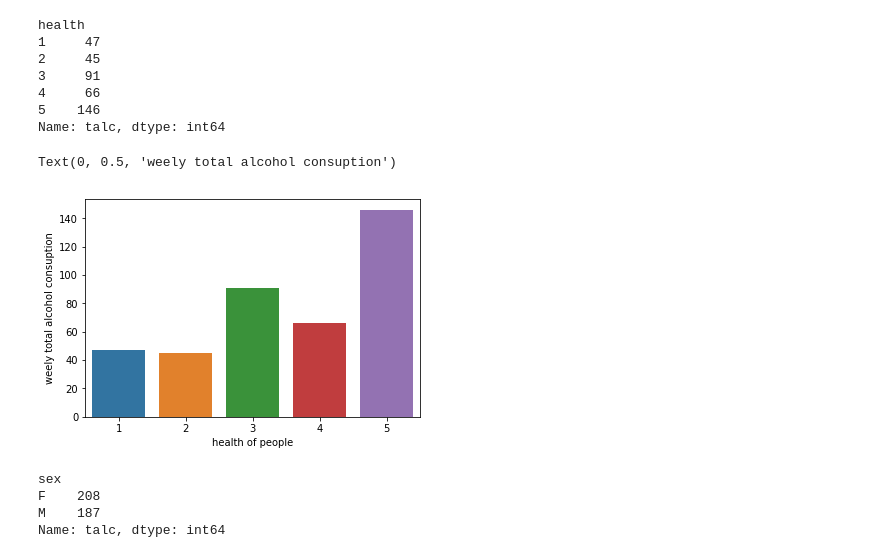
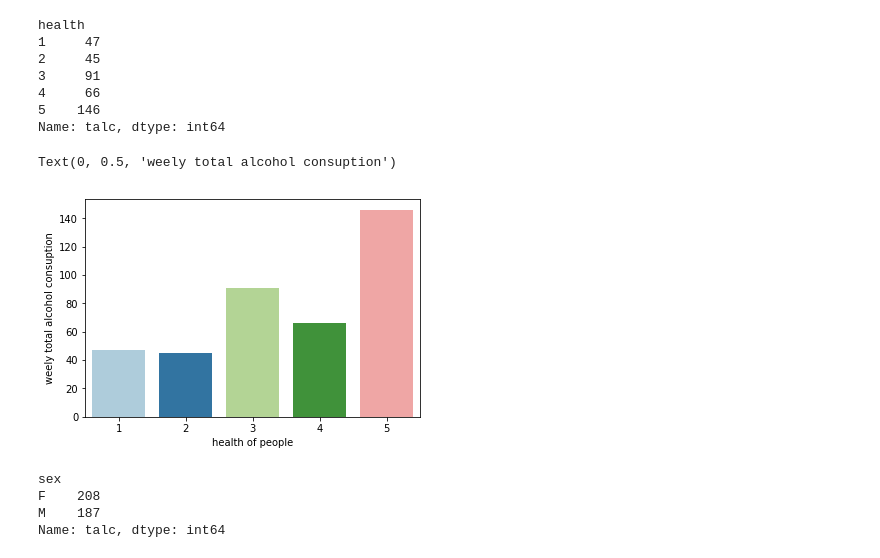
Before and after one commit to Learnlearningplatform/Student_analysis, a Jupyter notebook: project1.ipynb, the cells around one changed output. Saved outputs shown, nothing was run; the diff lists cells and outputs as text; code cells hidden in the pictures.

```diff
--- a/project1.ipynb
+++ b/project1.ipynb
@@ -249,13 +252,13 @@ Name: talc, dtype: int64
 f=df.groupby('health')['talc'].count()
 # %%
 # graph between health condtion and times they consume alcohol
-sns.barplot(x=[1,2,3,4,5],y=f)
+sns.barplot(x=[1,2,3,4,5],y=f,palette="Paired")
 plt.xlabel('health of people')
 plt.ylabel('weely total alcohol consuption')
 #students with good health (5) consume more alcohol
 # %% [output]
 Text(0, 0.5, 'weely total alcohol consuption')
-[figure, old version]
+[figure, new version]
 # %%
 df.groupby('sex')['talc'].count()
 # %% [output]
```
Also changed, not shown: parts of 16 cells of this notebook.
